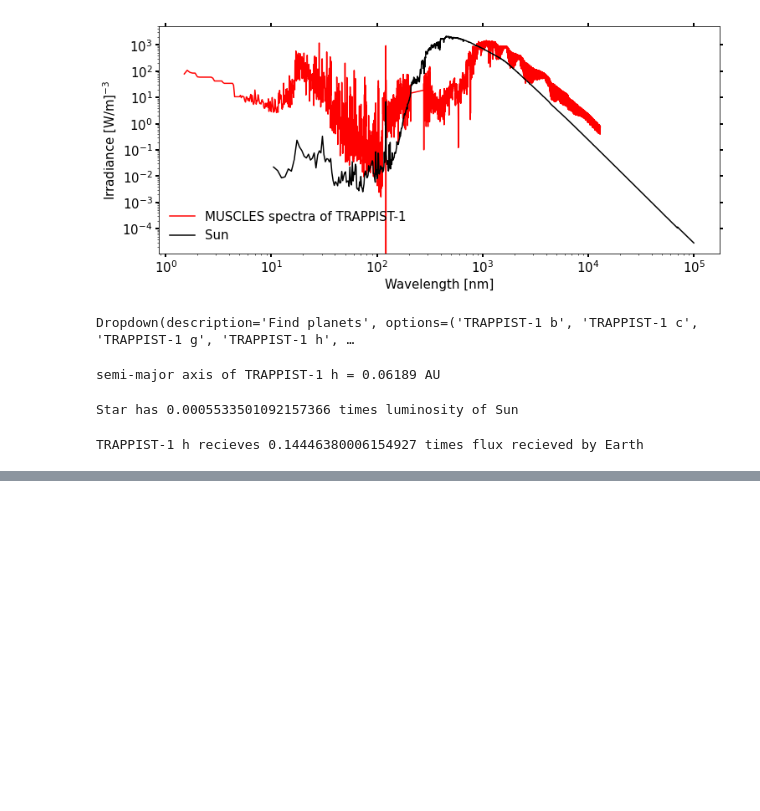
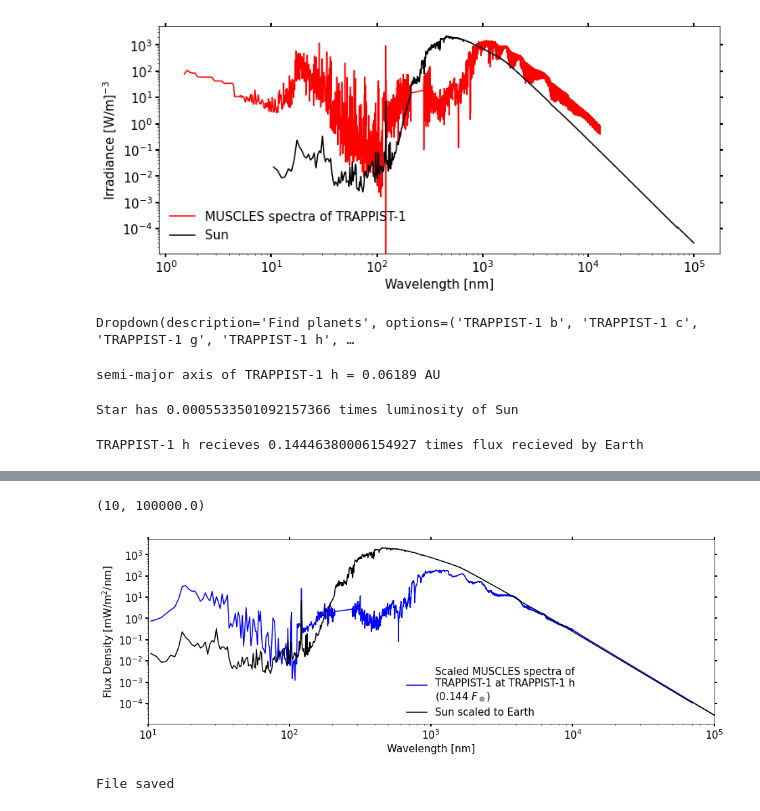
Before and after one commit to jack-eddy-symposium/exoplanetary-impact, a Jupyter notebook: Stellar_spectra_conversion.ipynb, the cells around one changed output, grey strips where cells are left out. Cells and saved outputs as stored; diff of their text form; code cells hidden in the pictures; blank space fills up the shorter version.

```diff
--- a/Stellar_spectra_conversion.ipynb
+++ b/Stellar_spectra_conversion.ipynb
@@ -283,0 +349,30 @@ plt.legend(loc = 0, frameon = False, fontsize = 15)
+# %%
+#after adding in IR through Rayleigh Jeans law, provide final scaling
+final_scaling = flux_recieved_relative_to_Earth/(trapz(Flux, model_wavelength) / 1360000)
+Final_scaled_flux = final_scaling*Flux
+# %%
+plt.figure(figsize = (15,5))
+plt.plot(model_wavelength, Final_scaled_flux, color = 'b', label = 'Scaled MUSCLES spectra of\n'+star_name+ ' at ' + Find_planets.value+'\n('+str(round(flux_recieved_relative_to_Earth,3))+' '+r'$F_\oplus$'+')')
+plt.plot(model_wavelength,model_flux, color = 'k', label = 'Sun scaled to Earth')
+plt.tick_params(labelsize = 15, width = 2, length = 4, right = True, top = True)
+plt.xlabel('Wavelength [nm]', fontsize = 15); plt.xscale('log')
+plt.ylabel('Flux Density [mW/m'+sup(2)+'/nm]', fontsize = 15); plt.yscale('log')
+plt.legend(loc = (0.45,0.01), frameon = False, fontsize = 15)
+plt.yscale('log')
+plt.xscale('log')
+plt.xlim(10,1e5)
+# %% [output]
+(10, 100000.0)
+[figure, added]
+# %%
+#now write out the files
+if (Climate_model_selection.value == 'WACCM' or Climate_model_selection.value == 'CAM'):
+    ds.ssi.values[0] = Final_scaled_flux; ds.ssi.values[1] = Final_scaled_flux
+    NewFile = 'TOA_Flux_at_'+Find_planets.value+'_for_'+Climate_model_selection.value+'.nc'
+    NewFile = NewFile.replace(" ", "_")
+    ds.to_netcdf(NewFile)
+    print('File saved')
+else:
+    print('File not saved')
+# %% [output]
+File saved
```
Also changed, not shown: parts of 20 cells of this notebook.
